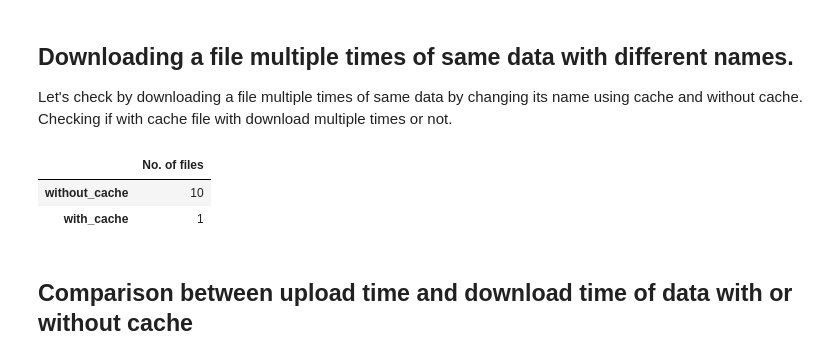
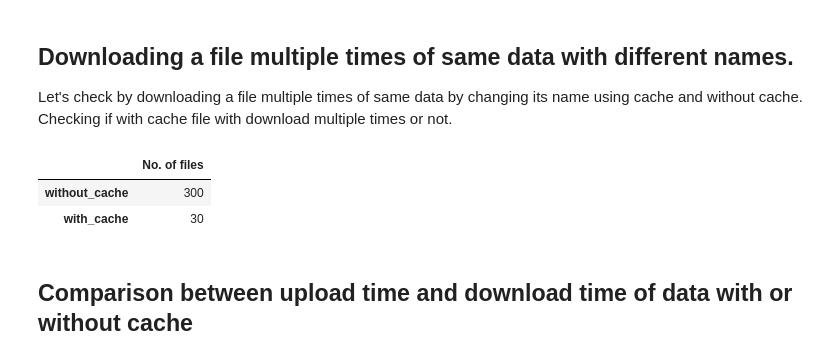
Before and after one commit to TechnocultureResearch/sentient, a Jupyter notebook: aws_sync.ipynb, the cells around one changed output. Drawn from its saved outputs; the diff is of its cells as text; code cells hidden in the pictures.

```diff
--- a/aws_sync.ipynb
+++ b/aws_sync.ipynb
@@ -308,11 +300,11 @@ for file in files:
 # %%
 import pandas as pd
-count = pd.DataFrame({'No. of files':[len(os.listdir(os.path.abspath(path1))),len(os.listdir(object.path))]}, index=['without_cache', 'with_cache'])
+count = pd.DataFrame({'No. of files':[len(os.listdir(os.path.abspath(path1))),len(os.listdir(os.path.join(object.path, prefix)))]}, index=['without_cache', 'with_cache'])
 count
 # %% [output]
 |  | No. of files |
-| without_cache | 10 |
-| with_cache | 1 |
+| without_cache | 300 |
+| with_cache | 30 |
 # %% [markdown]
 ## Comparison between upload time and download time of data with or without cache
 # %%
```
Also changed, not shown: parts of 5 cells of this notebook.
